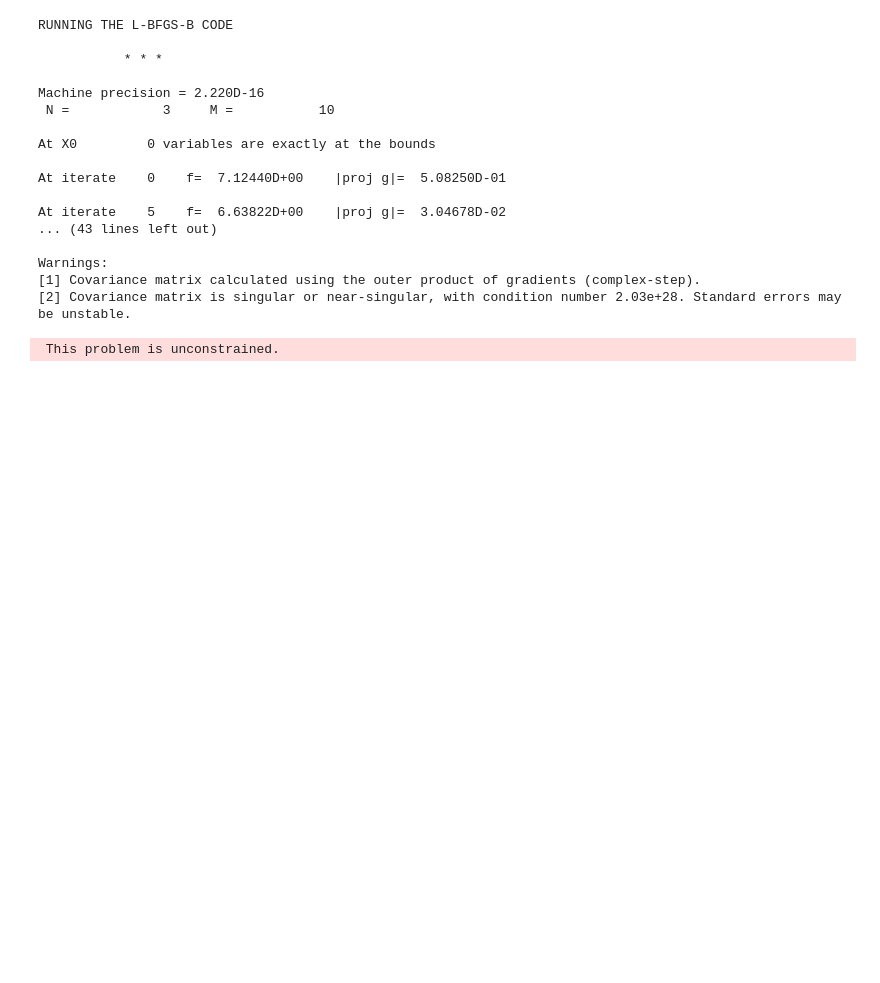
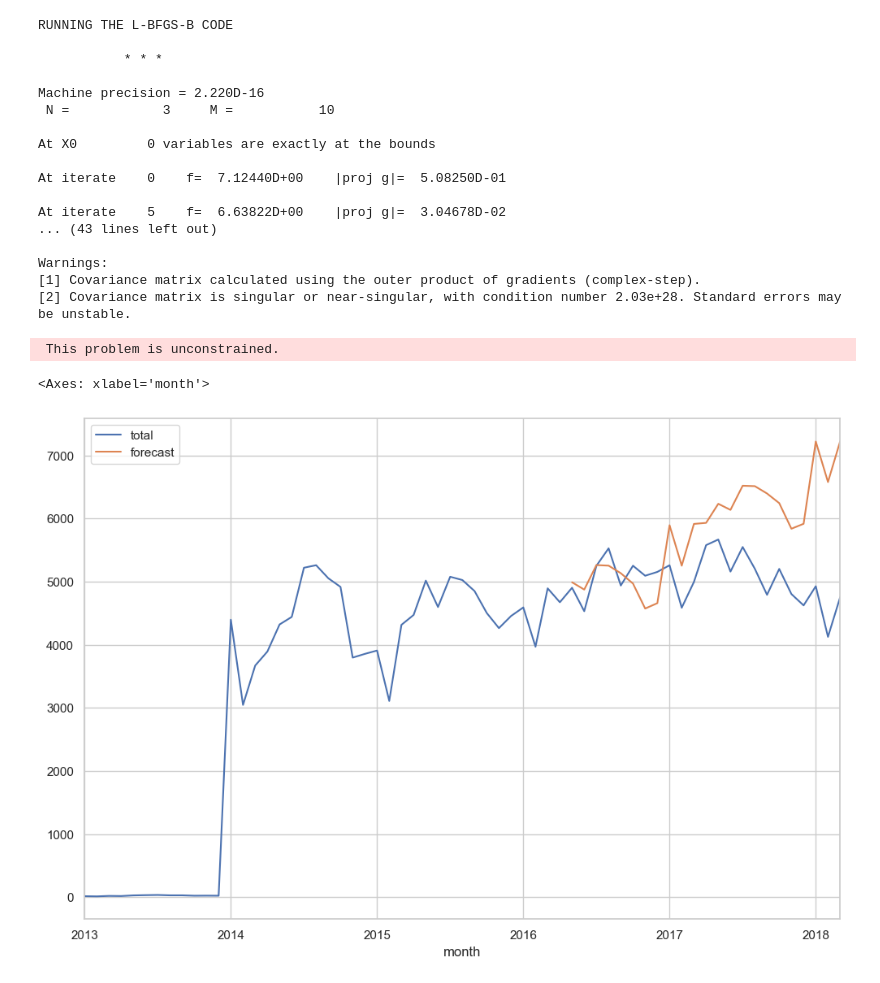
Before and after one commit to bharath03-a/Gun-Violence-Incidents, a Jupyter notebook: notebooks/06_time_series_analysis.ipynb, the cells around one changed output. Saved outputs shown, nothing was run; the diff lists cells and outputs as text; code cells hidden in the pictures; blank space fills up the shorter version.

Commit message:
SARIMAX model

```diff
--- a/notebooks/06_time_series_analysis.ipynb
+++ b/notebooks/06_time_series_analysis.ipynb
@@ -267,3 +267,9 @@ Warnings:
 [1] Covariance matrix calculated using the outer product of gradients (complex-step).
 [2] Covariance matrix is singular or near-singular, with condition number 2.03e+28. Standard errors may be unstable.
  This problem is unconstrained.
+# %%
+ts['forecast'] = model_fit.predict(start = 40, end= 62, dynamic= True)
+ts[['total','forecast']].plot(figsize=(12,8))
+# %% [output]
+<Axes: xlabel='month'>
+[figure, added]
```
Also changed, not shown: parts of 1 cell of this notebook.
